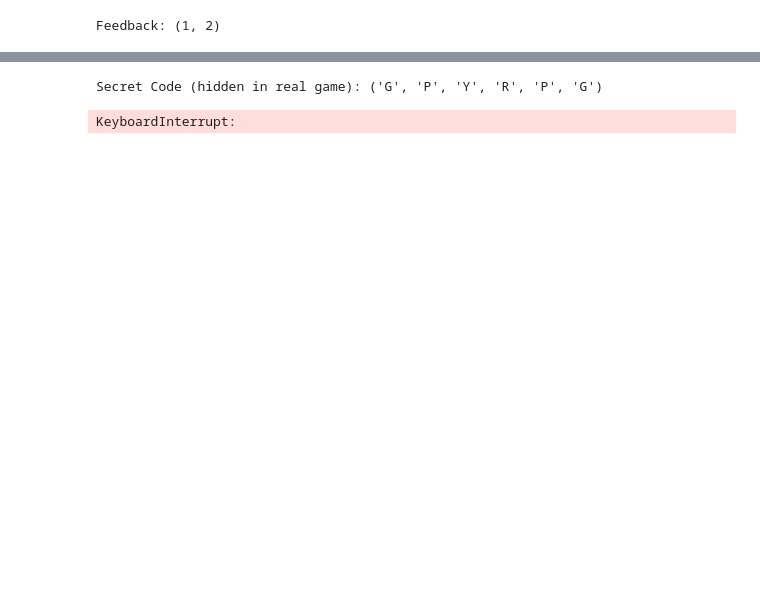
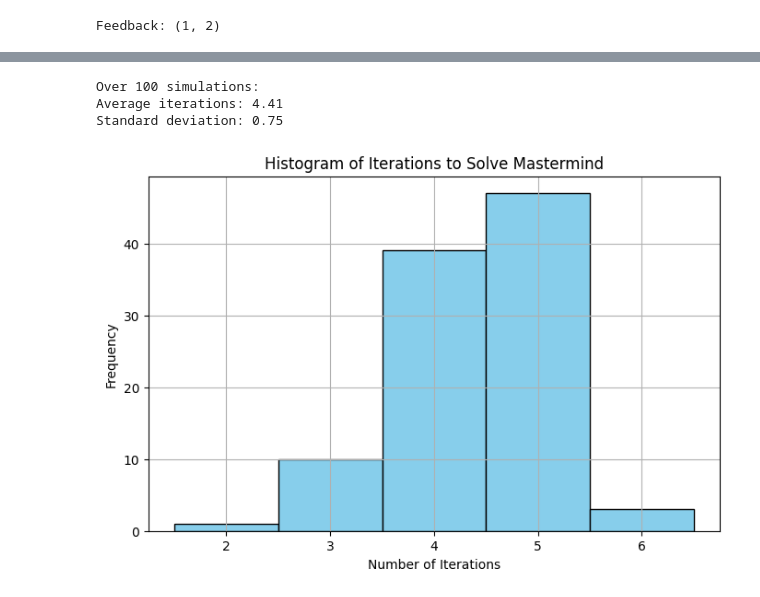
Before and after one commit to louisgthier/mastermind-reasoning-solver, a Jupyter notebook: mastermind-solver.ipynb, the cells around one changed output, grey strips where cells are left out. Cells and saved outputs as stored; diff of their text form; code cells hidden in the pictures; blank space fills up the shorter version.

```diff
--- a/mastermind-solver.ipynb
+++ b/mastermind-solver.ipynb
@@ -188,40 +495,34 @@ VBox(children=(Label(value="Next Guess: ['R', 'G', 'B', 'Y', 'O', 'P']"), Text(v
 # %%
-# Cell 9: Running multiple simulations and plotting statistics
-def run_simulations(num_simulations=50):
-    iterations_list = []
+# Cell 13: Performance evaluation – Compute average iterations over multiple simulations
+def run_simulations(num_simulations=100):
+    iterations = []
     for _ in range(num_simulations):
         secret = random.choice(all_codes)
-        hist = mastermind_solver(secret)
-        iterations_list.append(len(hist))
-    return iterations_list
+        game_history = simulate_game(secret)
+        iterations.append(len(game_history))
+    return iterations
 
-sim_results = run_simulations(50)
-print("Average iterations:", np.mean(sim_results))
-plt.figure(figsize=(8,5))
-plt.hist(sim_results, bins=range(min(sim_results), max(sim_results)+2), edgecolor='black', align='left')
-plt.xlabel('Iterations to solve')
-plt.ylabel('Frequency')
-plt.title('Histogram of iterations over multiple simulations')
+# Run simulations and compute statistics
+num_simulations = 100
+iteration_counts = run_simulations(num_simulations)
+average_iterations = np.mean(iteration_counts)
+std_iterations = np.std(iteration_counts)
+
+print(f"Over {num_simulations} simulations:")
+print(f"Average iterations: {average_iterations:.2f}")
+print(f"Standard deviation: {std_iterations:.2f}")
+
+# Plot a histogram of iteration counts
+plt.figure(figsize=(8, 5))
+plt.hist(iteration_counts, bins=range(min(iteration_counts), max(iteration_counts) + 2),
+         edgecolor='black', align='left', color='skyblue')
+plt.xlabel("Number of Iterations")
+plt.ylabel("Frequency")
+plt.title("Histogram of Iterations to Solve Mastermind")
+plt.grid(True)
 plt.show()
+# %% [output]
+Over 100 simulations:
+Average iterations: 4.41
+Standard deviation: 0.75
+[figure, added]
-# %%
-# Cell 10: Final demonstration and execution block
-def main():
-    # Run a single simulation and display the history and plot
-    secret = random.choice(all_codes)
-    print("Secret Code (hidden in real game):", secret)
-    hist = mastermind_solver(secret)
-    print("Solution history (guess, feedback, candidates count):")
-    for i, entry in enumerate(hist, 1):
-        print(f"Iteration {i}: {entry}")
-    plot_history(hist)
-
-    # Run interactive widget demo (if desired)
-    print("\nLaunching interactive simulation widget:")
-    interactive_mastermind(secret)
-
-# Execute main function
-if __name__ == "__main__":
-    main()
-# %% [output]
-Secret Code (hidden in real game): ('G', 'P', 'Y', 'R', 'P', 'G')
-KeyboardInterrupt:
```
Also changed, not shown: parts of 29 cells of this notebook, 1 other file.
